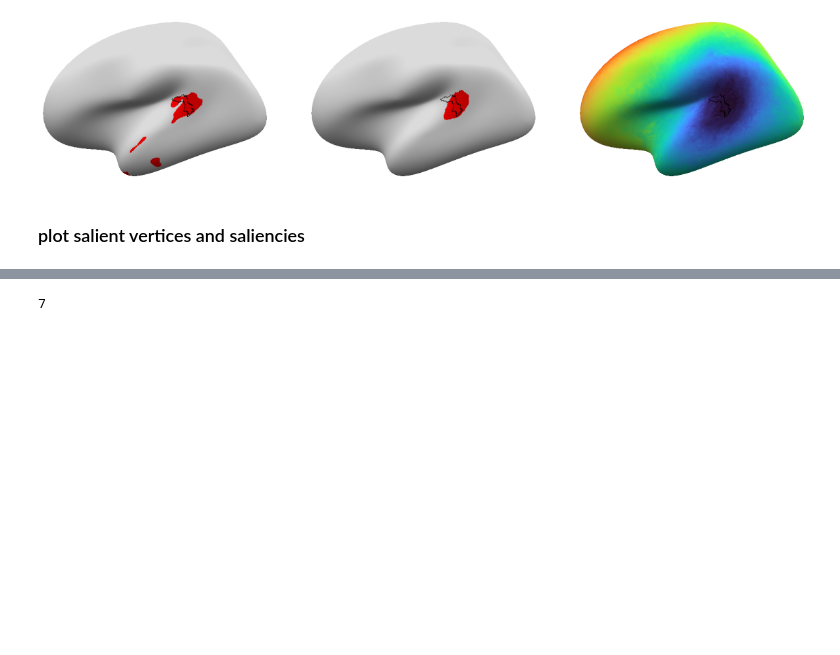
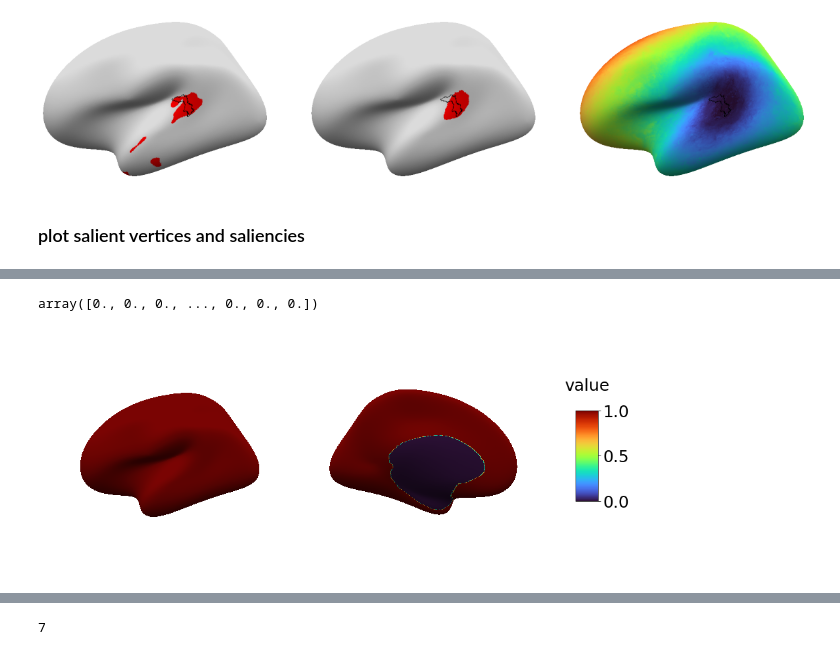
Before and after one commit to MELDProject/meld_graph, a Jupyter notebook: notebooks/plot_examples_prediction.ipynb, the cells around one changed output, grey strips where cells are left out. Drawn from its saved outputs; the diff is of its cells as text; code cells hidden in the pictures; blank space fills up the shorter version.

Commit message:
add notebook to compare results graph vs MLP and plot prediction and clusters

```diff
--- a/notebooks/plot_examples_prediction.ipynb
+++ b/notebooks/plot_examples_prediction.ipynb
@@ -152,0 +367,20 @@ Initialised Experiment 23-10-30_FOPF_dcop/s_0
+# %%
+def calculate_circle_dataset(center,radius, spherical_coords):
+    """calculate circle of radius around center"""
+    all_distances = np.linalg.norm(spherical_coords-center,axis=1)
+    circle = all_distances<radius
+    return circle,all_distances
+
+def plot_object_detection_output(xyzr, cohort, icospheres,fname):
+    sphere = icospheres.icospheres[7]
+    spherical_coords = sphere['coords']/100
+    mask,dists = calculate_circle_dataset(xyzr[:3],xyzr[3],
+                         spherical_coords)
+    msp.plot_surf(cohort.surf['coords'],
+              icospheres.icospheres[7]['faces'],
+              #dataset[0]['distance_map'].detach().numpy(),
+              mask,
+              cmap='turbo',rotate=[90,270],
+              filename=fname
+              )
+    return
@@ -153 +389,23 @@ Initialised Experiment 23-10-30_FOPF_dcop/s_0
+# %%
+predictions
+# %% [output]
+array([0., 0., 0., ..., 0., 0., 0.])
+# %%
+from meld_graph.icospheres import IcoSpheres
+
+icospheres = IcoSpheres()
+sphere = icospheres.icospheres[7]
+spherical_coords = sphere['coords']/100
+mask,dists = calculate_circle_dataset(xyzr[:3],xyzr[3],spherical_coords)
+
+
+msp.plot_surf(cohort.surf['coords'],
+            icospheres.icospheres[7]['faces'],
+            #dataset[0]['distance_map'].detach().numpy(),
+            cohort.cortex_mask,
+            cmap='turbo',rotate=[90,270],
+            # filename=fname
+            )
+# %% [output]
+[figure, added]
 # %%
```
Also changed, not shown: parts of 14 cells of this notebook, 2 other files.
